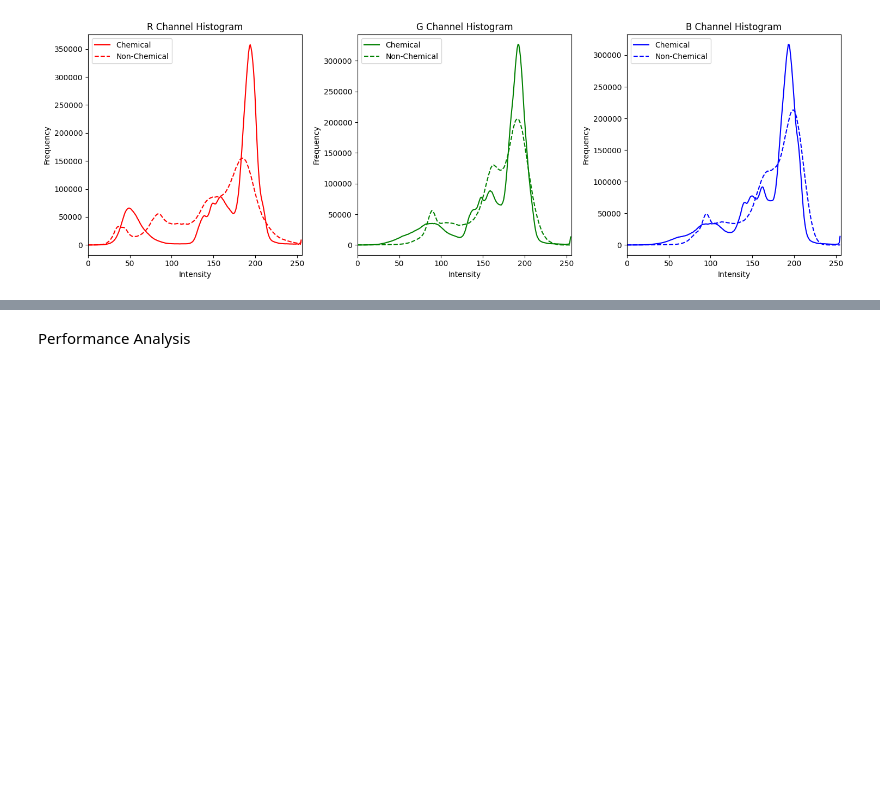
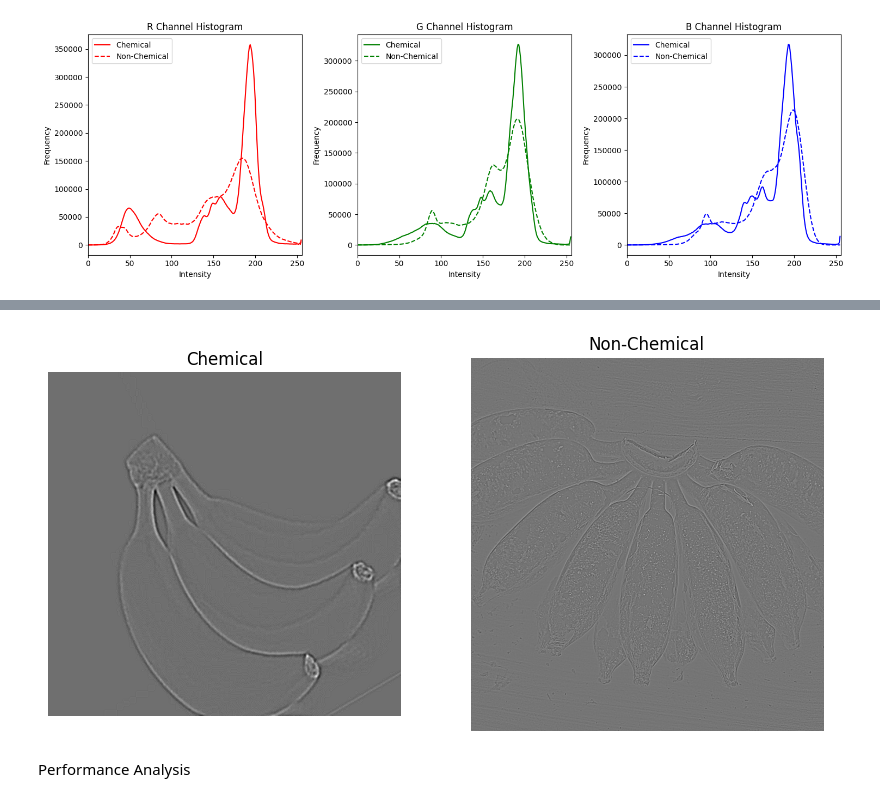
Before and after one commit to RashmiBhagya/Transfer-Leaning-With-Image-Clasifier-Banana-Detection, a Jupyter notebook: banana.ipynb, the cells around one changed output, grey strips where cells are left out. Saved outputs shown, nothing was run; the diff lists cells and outputs as text; code cells hidden in the pictures; blank space fills up the shorter version.

```diff
--- a/banana.ipynb
+++ b/banana.ipynb
@@ -347,3 +435,39 @@ plot_rgb_histogram_comparison(chemical_image, non_chemical_image)
+# %%
+import cv2
+import matplotlib.pyplot as plt
+
+# Load the chemical and non-chemical images
+chemical_image = cv2.imread('/content/augmentated_0_5023.jpeg', cv2.IMREAD_GRAYSCALE)
+non_chemical_image = cv2.imread('/content/1.jpeg', cv2.IMREAD_GRAYSCALE)
+
+# Apply Gaussian blur to reduce noise
+chemical_blurred = cv2.GaussianBlur(chemical_image, (5, 5), 0)
+non_chemical_blurred = cv2.GaussianBlur(non_chemical_image, (5, 5), 0)
+
+# Apply Laplacian filter for edge detection
+chemical_edges = cv2.Laplacian(chemical_blurred, cv2.CV_64F)
+non_chemical_edges = cv2.Laplacian(non_chemical_blurred, cv2.CV_64F)
+
+# Enhance contrast
+chemical_edges = cv2.normalize(chemical_edges, None, 0, 255, cv2.NORM_MINMAX, dtype=cv2.CV_8U)
+non_chemical_edges = cv2.normalize(non_chemical_edges, None, 0, 255, cv2.NORM_MINMAX, dtype=cv2.CV_8U)
+
+# Plot the chemical and non-chemical edge images with black color
+plt.figure(figsize=(10, 5))
+
+plt.subplot(1, 2, 1)
+plt.imshow(chemical_edges, cmap='gray')
+plt.title('Chemical')
+plt.axis('off')
+
+plt.subplot(1, 2, 2)
+plt.imshow(non_chemical_edges, cmap='gray')
+plt.title('Non-Chemical')
+plt.axis('off')
+
+plt.show()
+# %% [output]
+[figure, added]
 # %% [markdown]
 Performance Analysis
 # %%
```
Also changed, not shown: parts of 1 cell of this notebook.
